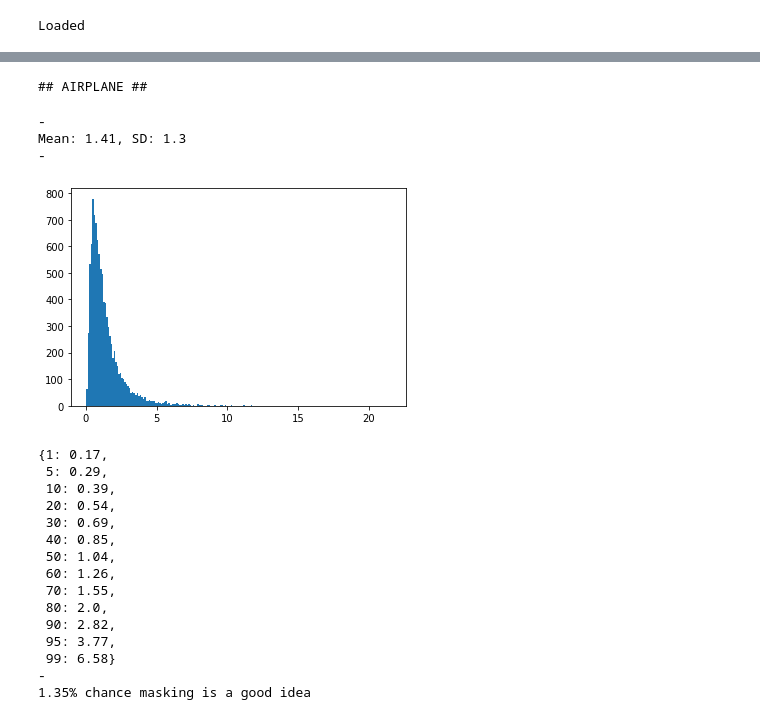
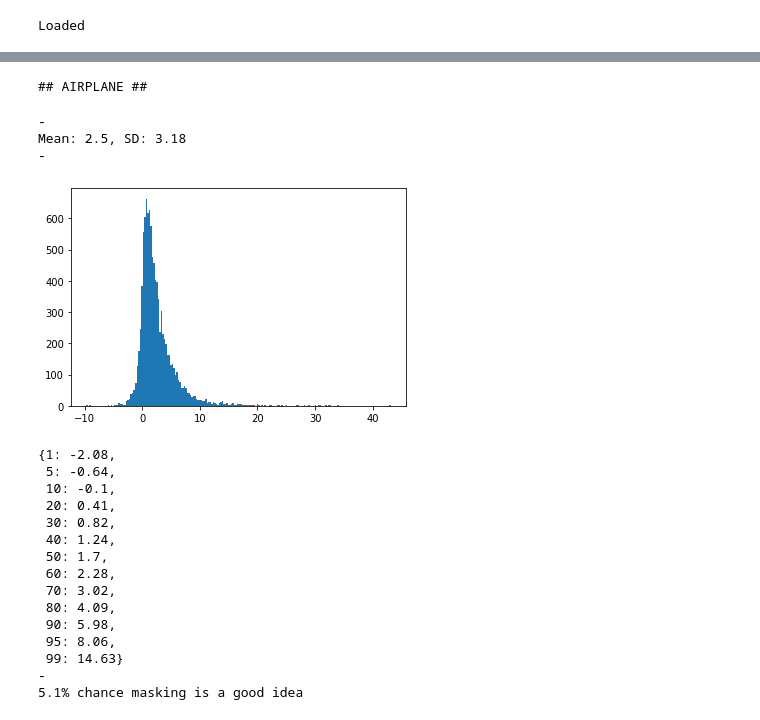
Before and after one commit to peterhurford/public-botecs, a Jupyter notebook: Should I mask?.ipynb, the cells around one changed output, grey strips where cells are left out. Cells and saved outputs as stored; diff of their text form; code cells hidden in the pictures.

```diff
--- a/Should I mask?.ipynb
+++ b/Should I mask?.ipynb
@@ -154,36 +155,37 @@ Mean: 42.42, SD: 38.01
 # %%
 print('## AIRPLANE ##')
-p_covid_infection = sq.to(6/M, 58/M) # https://www.microcovid.org/?distance=normal&duration=180&interaction=oneTime&personCount=6&riskProfile=average&scenarioName=custom&setting=plane&subLocation=US_39061&theirMask=none&theirVaccine=vaccinated&topLocation=US_39&voice=silent&yourMask=n95&yourVaccineDoses=3&yourVaccineType=moderna
-samples = sq.sample(value_lost_from_covid(p_covid_infection), n=n_samples, verbose=True)
+p_covid_infection_g_mask = sq.to(5.4/M, 48/M) # https://www.microcovid.org/?distance=normal&duration=180&interaction=oneTime&personCount=6&riskProfile=average&scenarioName=custom&setting=plane&subLocation=US_39061&theirMask=none&theirVaccine=vaccinated&topLocation=US_39&voice=silent&yourMask=n95&yourVaccineDoses=3&yourVaccineType=moderna
+p_covid_infection_g_no_mask = sq.to(16/M, 150/M) # https://www.microcovid.org/?distance=normal&duration=180&interaction=oneTime&personCount=6&riskProfile=average&scenarioName=custom&setting=plane&subLocation=US_39061&theirMask=none&theirVaccine=vaccinated&topLocation=US_39&voice=silent&yourMask=none&yourVaccineDoses=3&yourVaccineType=moderna
+samples = sq.sample(value_lost_from_covid(p_covid_infection_g_no_mask - p_covid_infection_g_mask), n=n_samples, verbose=True)
 
 print('-')
 print('Mean: {}, SD: {}'.format(round(np.mean(samples), 2),
                                 round(np.std(samples), 2)))
 print('-')
 hist(samples)
 pprint(sq.get_percentiles(samples, digits=2))
 
 print('-')
-willingness_to_pay_to_avoid_masking = 6
+willingness_to_pay_to_avoid_masking = 8
 print('{}% chance masking is a good idea'.format(sum([s > willingness_to_pay_to_avoid_masking for s in samples]) / n_samples * 100))
 # %% [output]
 ## AIRPLANE ##
 -
-Mean: 1.41, SD: 1.3
+Mean: 2.5, SD: 3.18
 -
-[figure, old version]
+[figure, new version]
-{1: 0.17,
- 5: 0.29,
- 10: 0.39,
- 20: 0.54,
- 30: 0.69,
- 40: 0.85,
- 50: 1.04,
- 60: 1.26,
- 70: 1.55,
- 80: 2.0,
- 90: 2.82,
- 95: 3.77,
- 99: 6.58}
+{1: -2.08,
+ 5: -0.64,
+ 10: -0.1,
+ 20: 0.41,
+ 30: 0.82,
+ 40: 1.24,
+ 50: 1.7,
+ 60: 2.28,
+ 70: 3.02,
+ 80: 4.09,
+ 90: 5.98,
+ 95: 8.06,
+ 99: 14.63}
 -
-1.35% chance masking is a good idea
+5.1% chance masking is a good idea
```
Also changed, not shown: parts of 2 cells of this notebook.
